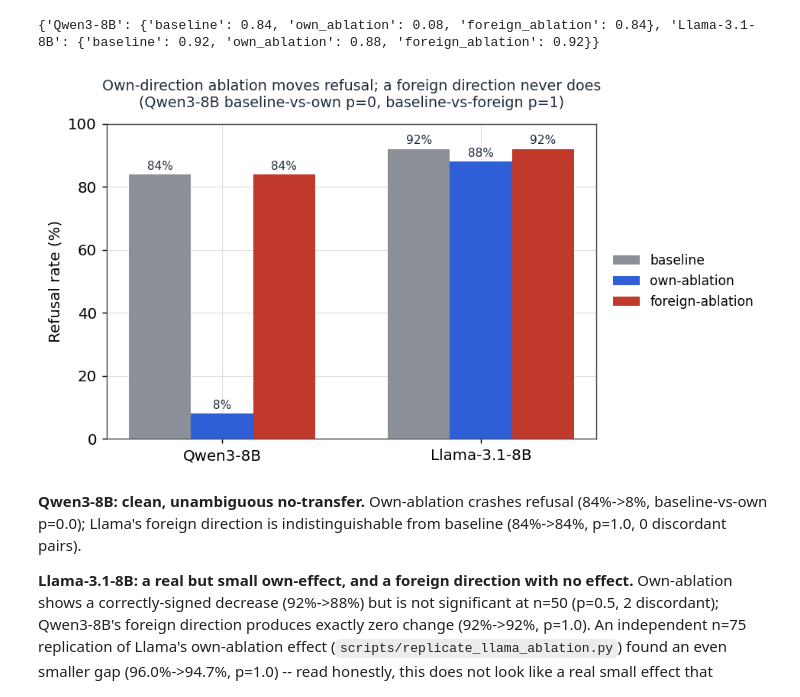
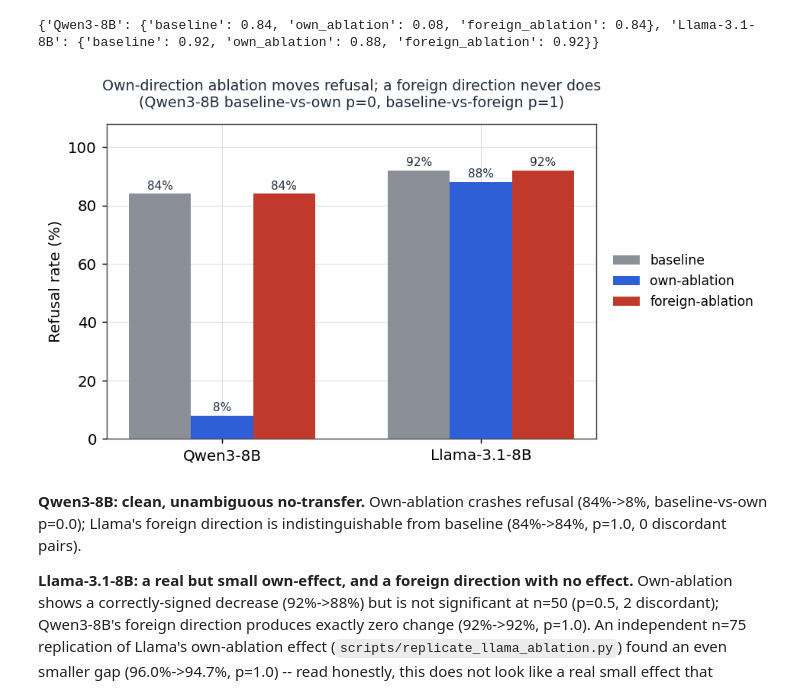
Before and after one commit to natalimuca/jailbreak-activation-detection, a Jupyter notebook: notebooks/transfer.ipynb, the cells around one changed output. Drawn from its saved outputs; the diff is of its cells as text; code cells hidden in the pictures.

Commit message:
Fix label precision and chart headroom in transfer notebook figures

```diff
--- a/notebooks/transfer.ipynb
+++ b/notebooks/transfer.ipynb
@@ -103,14 +103,15 @@ fig, ax = plt.subplots(figsize=(7.5, 4.2))
 ax.bar([i - width / 2 for i in x], own_vals, width=width, label="own direction", color=PALETTE["blue"], zorder=3)
 ax.bar([i + width / 2 for i in x], foreign_vals, width=width, label="foreign direction", color=PALETTE["vermilion"], zorder=3)
 ax.axhline(0, color=PALETTE["gray"], linewidth=0.8, zorder=2)
+ax.set_ylim(min(foreign_vals) - 0.25, max(own_vals) + 0.3)
 ax.set_xticks(list(x))
 ax.set_xticklabels(labels, fontsize=9.5)
 ax.set_ylabel("Separation score")
 ax.set_title("A foreign direction is anti-correlated, not just weak,\non the target's own held-out activations", color=PALETTE["ink"], pad=12)
 for i, v in enumerate(own_vals):
-    ax.text(i - width / 2, v + 0.05, f"{v:.2f}", ha="center", fontsize=9.5, color=PALETTE["ink"])
+    ax.text(i - width / 2, v + 0.05, f"{v:.4f}", ha="center", fontsize=9.5, color=PALETTE["ink"])
 for i, v in enumerate(foreign_vals):
-    ax.text(i + width / 2, v - 0.14, f"{v:.2f}", ha="center", fontsize=9.5, color=PALETTE["ink"])
+    ax.text(i + width / 2, v - 0.14, f"{v:.4f}", ha="center", fontsize=9.5, color=PALETTE["ink"])
 ax.legend(frameon=False, fontsize=9.5, loc="center left", bbox_to_anchor=(1.01, 0.5))
 plt.tight_layout()
 plt.show()
@@ -144,33 +145,33 @@ llama_mcnemar = mcnemar_all(xfer["causal_ablation"]["qwen_direction_on_llama"]["
 # %%
 groups = ["Qwen3-8B", "Llama-3.1-8B"]
 conds = ["baseline", "own_ablation", "foreign_ablation"]
 cond_labels = ["baseline", "own-ablation", "foreign-ablation"]
 cond_colors = [PALETTE["gray"], PALETTE["blue"], PALETTE["vermilion"]]
 data = {"Qwen3-8B": qwen_ablation, "Llama-3.1-8B": llama_ablation}
 
 x = range(len(groups))
 width = 0.24
 fig, ax = plt.subplots(figsize=(7.5, 4.2))
 for j, cond in enumerate(conds):
     vals = [data[g][cond]["rate"] * 100 for g in groups]
     offset = (j - 1) * width
     bars = ax.bar([i + offset for i in x], vals, width=width, color=cond_colors[j], label=cond_labels[j], zorder=3)
     for b, v in zip(bars, vals):
         ax.text(b.get_x() + b.get_width() / 2, v + 1.5, f"{v:.0f}%", ha="center", fontsize=8.5, color=PALETTE["ink"])
-ax.set_ylim(0, 100)
+ax.set_ylim(0, 108)
 ax.set_ylabel("Refusal rate (%)")
 ax.set_xticks(list(x))
 ax.set_xticklabels(groups)
 ax.set_title(
     "Own-direction ablation moves refusal; a foreign direction never does\n"
     f"(Qwen3-8B baseline-vs-own p={qwen_mcnemar['baseline_vs_own']['p_value']:.3g}, baseline-vs-foreign p={qwen_mcnemar['baseline_vs_foreign']['p_value']:.3g})",
     color=PALETTE["ink"], pad=12, fontsize=10.5,
 )
 ax.legend(frameon=False, fontsize=9.5, loc="center left", bbox_to_anchor=(1.01, 0.5))
 plt.tight_layout()
 plt.show()
 # %% [output]
-[figure, old version]
+[figure, new version]
 # %% [markdown]
 **Qwen3-8B: clean, unambiguous no-transfer.** Own-ablation crashes refusal
 (84%->8%, baseline-vs-own p=0.0); Llama's foreign direction is
```
Also changed, not shown: parts of 3 cells of this notebook, 4 other files.
